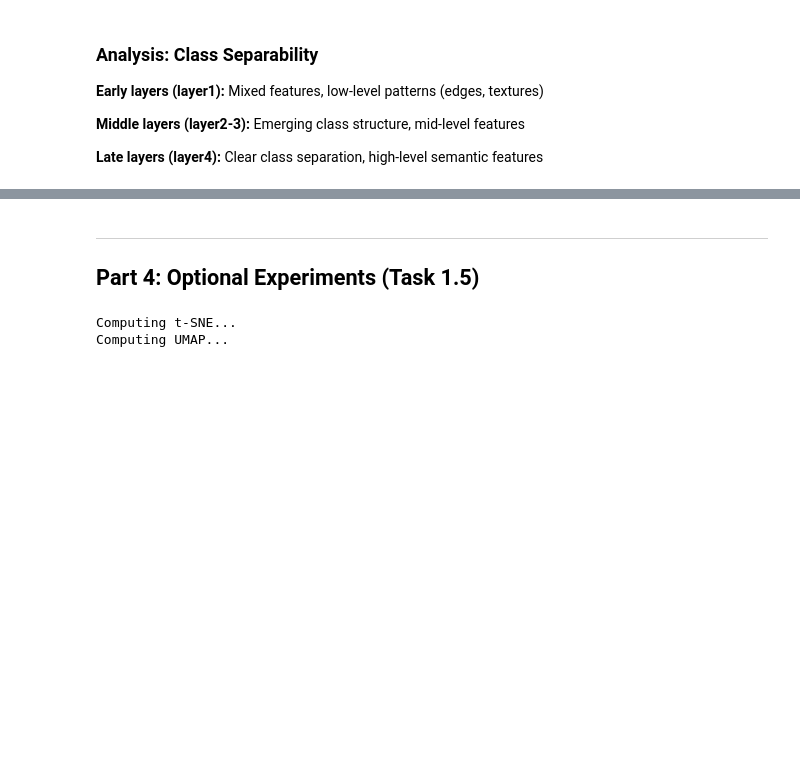
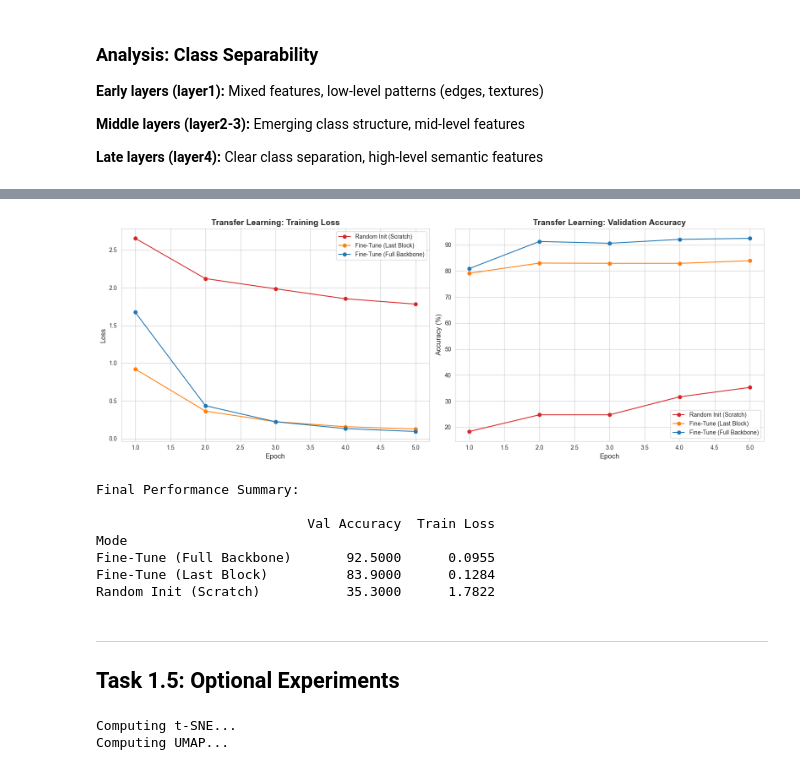
Before and after one commit to hafeez381/AI623---Assignment-0, a Jupyter notebook: task1_resnet/visualization.ipynb, the cells around one changed output, grey strips where cells are left out. Drawn from its saved outputs; the diff is of its cells as text; code cells hidden in the pictures; blank space fills up the shorter version.

```diff
--- a/task1_resnet/visualization.ipynb
+++ b/task1_resnet/visualization.ipynb
@@ -236,6 +237,79 @@ Missing: results/lastblock_metrics.json - run train_transfer.py --mode lastblock
+# %%
+import json
+import os
+import matplotlib.pyplot as plt
+
+# Configuration for the 3 modes
+modes = [
+    {'key': 'random',    'label': 'Random Init (Scratch)',     'color': 'tab:red'},
+    {'key': 'lastblock', 'label': 'Fine-Tune (Last Block)',    'color': 'tab:orange'},
+    {'key': 'full',      'label': 'Fine-Tune (Full Backbone)', 'color': 'tab:blue'}
+]
+
+# Load Data
+results = {}
+for m in modes:
+    path = f"results/{m['key']}_metrics.json"
+    if os.path.exists(path):
+        with open(path, 'r') as f:
+            results[m['key']] = json.load(f)
+    else:
+        print(f"Warning: {path} not found.")
+
+fig, axes = plt.subplots(1, 2, figsize=(16, 6))
+
+for m in modes:
+    key = m['key']
+    if key not in results: continue
+
+    data = results[key]
+    epochs = range(1, len(data['train_loss']) + 1)
+
+    # Plot A: Training Loss
+    axes[0].plot(epochs, data['train_loss'], marker='o', linestyle='-',
+                 color=m['color'], label=m['label'])
+
+    # Plot B: Validation Accuracy
+    axes[1].plot(epochs, data['val_acc'], marker='o', linestyle='-',
+                 color=m['color'], label=m['label'])
+
+# Styling
+# Loss
+axes[0].set_xlabel('Epoch', fontsize=12)
+axes[0].set_ylabel('Loss', fontsize=12)
+axes[0].set_title('Transfer Learning: Training Loss', fontsize=14, fontweight='bold')
+axes[0].legend()
+axes[0].grid(True)
+
+# Accuracy
+axes[1].set_xlabel('Epoch', fontsize=12)
+axes[1].set_ylabel('Accuracy (%)', fontsize=12)
+axes[1].set_title('Transfer Learning: Validation Accuracy', fontsize=14, fontweight='bold')
+axes[1].legend()
+axes[1].grid(True)
+
+plt.tight_layout()
+plt.savefig('figures/transfer_learning_comparison.png', dpi=300, bbox_inches='tight')
+plt.show()
+
+# Print Summary Table
+print("Final Performance Summary:\n")
+# Group by Mode and get the values from the last epoch
+summary = df.groupby('Mode').last()[['Val Accuracy', 'Train Loss']]
+summary = summary.sort_values('Val Accuracy', ascending=False)
+print(summary.to_string(float_format="%.4f"))
+# %% [output]
+[figure, added]
+Final Performance Summary:
+
+                           Val Accuracy  Train Loss
+Mode
+Fine-Tune (Full Backbone)       92.5000      0.0955
+Fine-Tune (Last Block)          83.9000      0.1284
+Random Init (Scratch)           35.3000      1.7822
 # %% [markdown]
 ---
-## Part 4: Optional Experiments (Task 1.5)
+## Task 1.5: Optional Experiments
 # %%
 # t-SNE vs UMAP comparison
 try:
```
Also changed, not shown: parts of 14 cells of this notebook, 1 other file.
